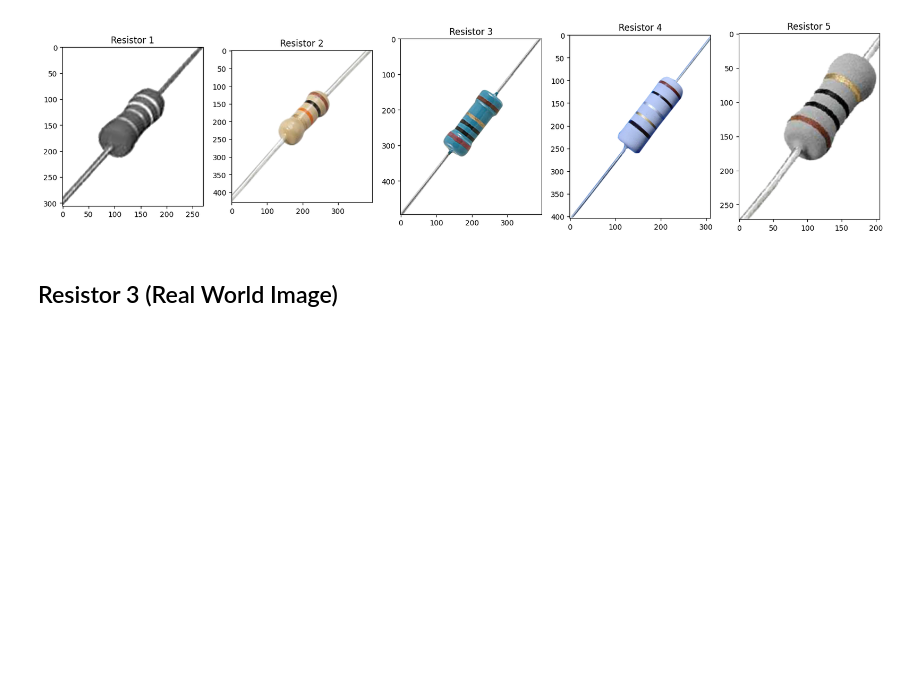
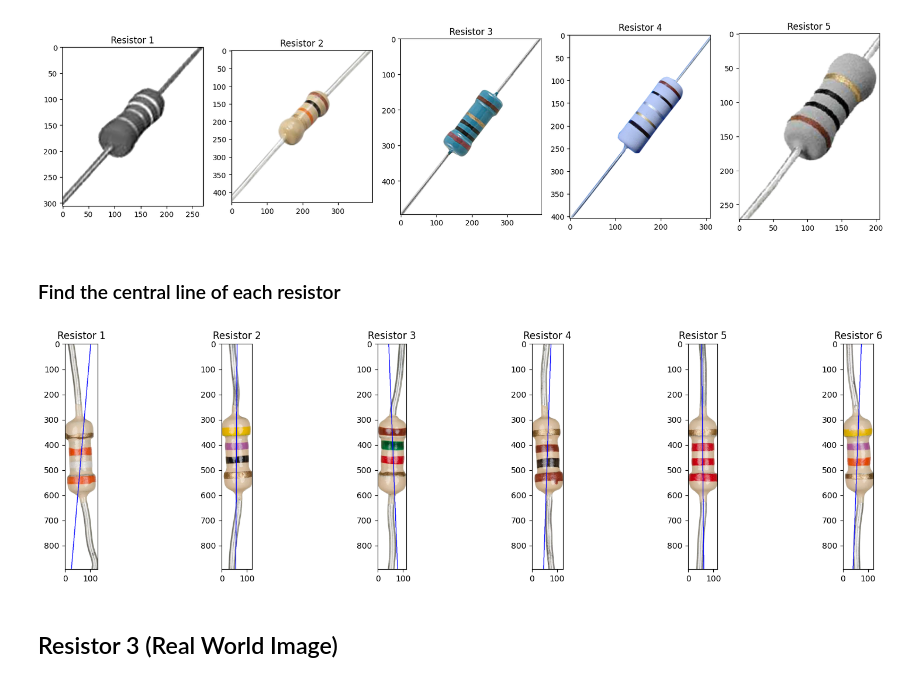
Before and after one commit to Xanonymous-GitHub/cs933-lab, a Jupyter notebook: practical_assignment/part-1.ipynb, the cells around one changed output. Saved outputs shown, nothing was run; the diff lists cells and outputs as text; code cells hidden in the pictures; blank space fills up the shorter version.

Commit message:
feat: 🎸 draw central line of resistor 1

```diff
--- a/practical_assignment/part-1.ipynb
+++ b/practical_assignment/part-1.ipynb
@@ -60,11 +69,47 @@ def find_resistor_single_components(resistor_num: int) -> [np.ndarray]:
 # %% [markdown]
 ### Find single components of resistor
 # %%
-r1_resistors = find_resistor_single_components(1)
-r2_resistors = find_resistor_single_components(2)
+r1_resistors, b_r1_resistors = find_resistor_single_components(1)
+r2_resistors, b_r2_resistors = find_resistor_single_components(2)
 # %% [output]
 [figure]
 [figure]
+# %% [markdown]
+### Find the central line of each resistor
+# %%
+# The central line of a resistor is the line that is parallel to the resistor's body.
+# It is the line that is in the middle of a resistor.
+
+def central_line_of(img: np.ndarray) -> np.ndarray:
+    if len(img.shape) > 2:
+        raise ValueError('The input image should be a grayscale image.')
+
+    return find_principal_axes_from(img)
+
+def draw_central_line_on(
+        img: np.ndarray,
+        /,
+        *,
+        a: [float, float],
+        b: [float, float]
+) -> np.ndarray:
+    return cv2.line(
+        img,
+        (int(a[0]), int(a[1])),
+        (int(b[0]), int(b[1])),
+        (0, 0, 255),
+        2
+    )
+# %%
+r1_with_central_line = []
+
+for i, resistor in enumerate(r1_resistors):
+    central_line = central_line_of(b_r1_resistors[i])
+    r1_with_central_line.append(draw_central_line_on(resistor, a=central_line[0], b=central_line[1]))
+
+show_images_in_row(r1_with_central_line)
+# %% [output]
+[figure, added]
 # %% [markdown]
 ## Resistor 3 (Real World Image)
 # %%
```
Also changed, not shown: parts of 2 cells of this notebook, 2 other files.
